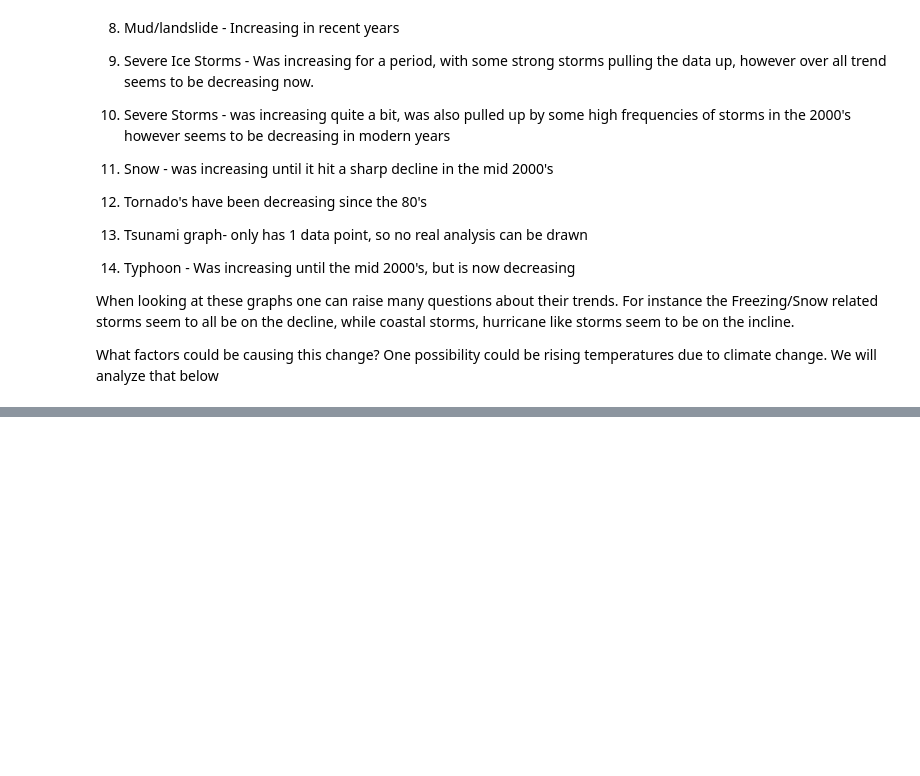
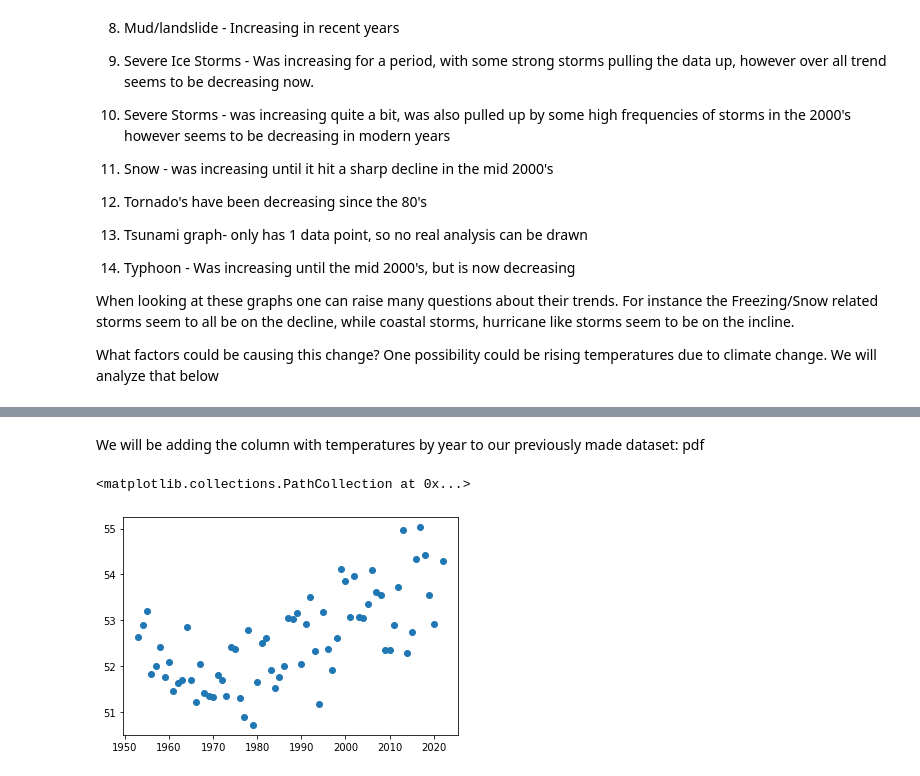
Before and after one commit to rvark2002/weather-proj, a Jupyter notebook: Natural Disaster Analysis.ipynb, the cells around one changed output, grey strips where cells are left out. Cells and saved outputs as stored; diff of their text form; code cells hidden in the pictures; blank space fills up the shorter version.

Commit message:
Added correlation between temperature and number of natural disasters

```diff
--- a/Natural Disaster Analysis.ipynb
+++ b/Natural Disaster Analysis.ipynb
@@ -546,0 +558,3 @@ What factors could be causing this change? One possibility could be rising tempe
+# %%
+us_temp = pd.read_csv("110-tavg-12-1-1953-2021.csv")
+us_temp.head()
@@ -546,0 +568,12 @@ What factors could be causing this change? One possibility could be rising tempe
+# %% [markdown]
+We will be adding the column with temperatures by year to our previously made dataset: pdf
+# %%
+# We will be adding the column with temperatures by year to our previously made dataset: pdf
+temps = us_temp['Value'].tolist()
+pdf['temps'] = temps # adding new column with temperatures to pdf
+x = pdf['year'].values.reshape(-1, 1)
+y = pdf['temps'].values.reshape(-1, 1)
+plt.scatter(x,y)
+# %% [output]
+<matplotlib.collections.PathCollection at 0x...>
+[figure, added]
```
Also changed, not shown: parts of 14 cells of this notebook, 1 other file.
